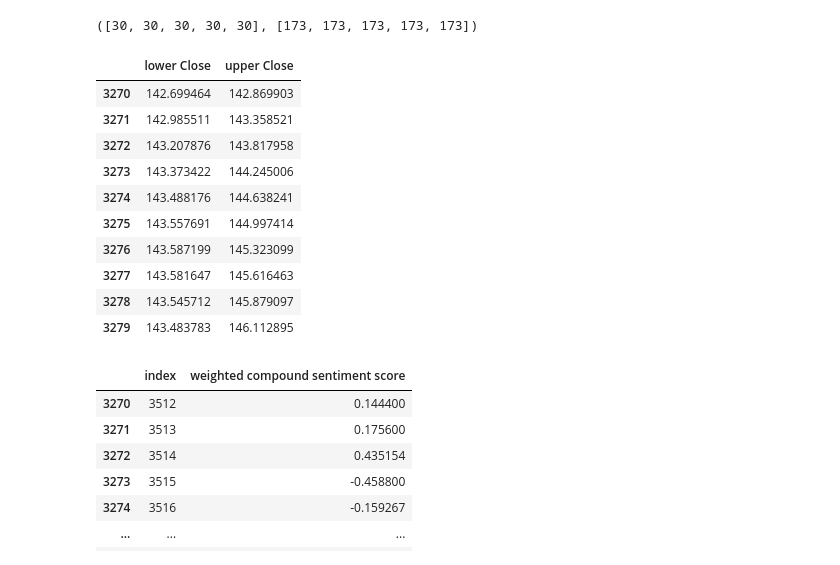
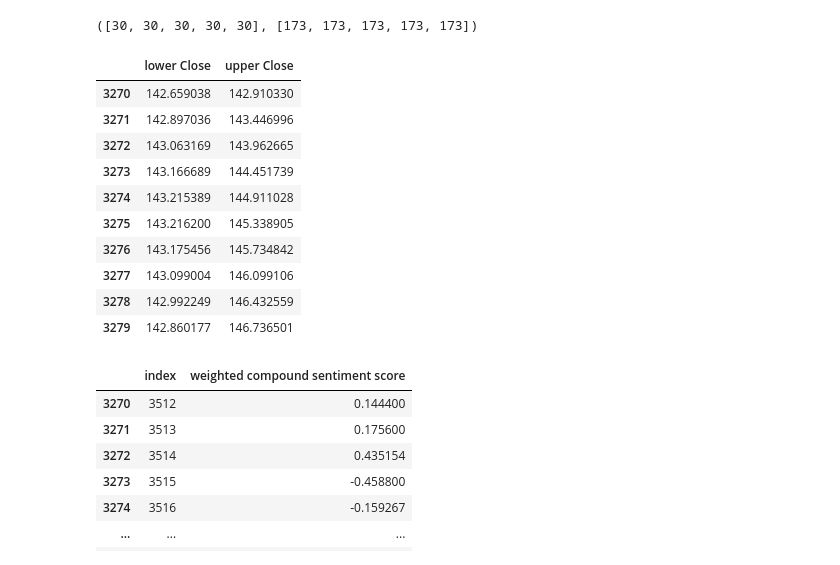
Before and after one commit to rishabhtyagi989/SIGNS_2024, a Jupyter notebook: ARIMA_test_sma_sentiment_stocknews.ipynb, the cells around one changed output. Saved outputs shown, nothing was run; the diff lists cells and outputs as text; code cells hidden in the pictures.

```diff
--- a/ARIMA_test_sma_sentiment_stocknews.ipynb
+++ b/ARIMA_test_sma_sentiment_stocknews.ipynb
@@ -25,5 +24,5 @@ for i in range(len(df)):
     # df[i]['Date'].index = pd.DatetimeIndex(df[i]['Date'].index).to_period('M')
     df_ss[i]['Date'] = pd.to_datetime(df_ss[i]['Date'], utc=True).dt.date
     # df_ss[i]['Date'].index = pd.DatetimeIndex(df_ss[i]['Date'].index).to_period('M')
-    df_gss[i]['Date'] = pd.to_datetime(df_gss[i]['Date'], utc=True).dt.date
-    print(len(df[i]), len(df_ss[i]), len(df_gss[i]))
+    # df_gss[i]['Date'] = pd.to_datetime(df_gss[i]['Date'], utc=True).dt.date
+    # print(len(df[i]), len(df_ss[i]), len(df_gss[i]))
@@ -563,19 +556,19 @@ for i in range(len(df)):
     upper[i] = pd.Series(conf_int[i]['upper Close'], index = test[i][:step[i]].index)
     # print(conf_int[i])
 # %%
-arima_result_train[0].get_forecast(10, exog= test_ss[i]["weighted compound sentiment score"]).conf_int(alpha=0.50)
+arima_result_train[0].get_forecast(10, exog= test_ss[i]["weighted compound sentiment score"]).conf_int(alpha=0.32)
 # %% [output]
 |  | lower Close | upper Close |
-| 3270 | 142.699464 | 142.869903 |
-| 3271 | 142.985511 | 143.358521 |
-| 3272 | 143.207876 | 143.817958 |
-| 3273 | 143.373422 | 144.245006 |
-| 3274 | 143.488176 | 144.638241 |
-| 3275 | 143.557691 | 144.997414 |
-| 3276 | 143.587199 | 145.323099 |
-| 3277 | 143.581647 | 145.616463 |
-| 3278 | 143.545712 | 145.879097 |
-| 3279 | 143.483783 | 146.112895 |
+| 3270 | 142.659038 | 142.910330 |
+| 3271 | 142.897036 | 143.446996 |
+| 3272 | 143.063169 | 143.962665 |
+| 3273 | 143.166689 | 144.451739 |
+| 3274 | 143.215389 | 144.911028 |
+| 3275 | 143.216200 | 145.338905 |
+| 3276 | 143.175456 | 145.734842 |
+| 3277 | 143.099004 | 146.099106 |
+| 3278 | 142.992249 | 146.432559 |
+| 3279 | 142.860177 | 146.736501 |
 # %%
 test_ss[0]
 # %% [output]
```
Also changed, not shown: parts of 11 cells of this notebook.
